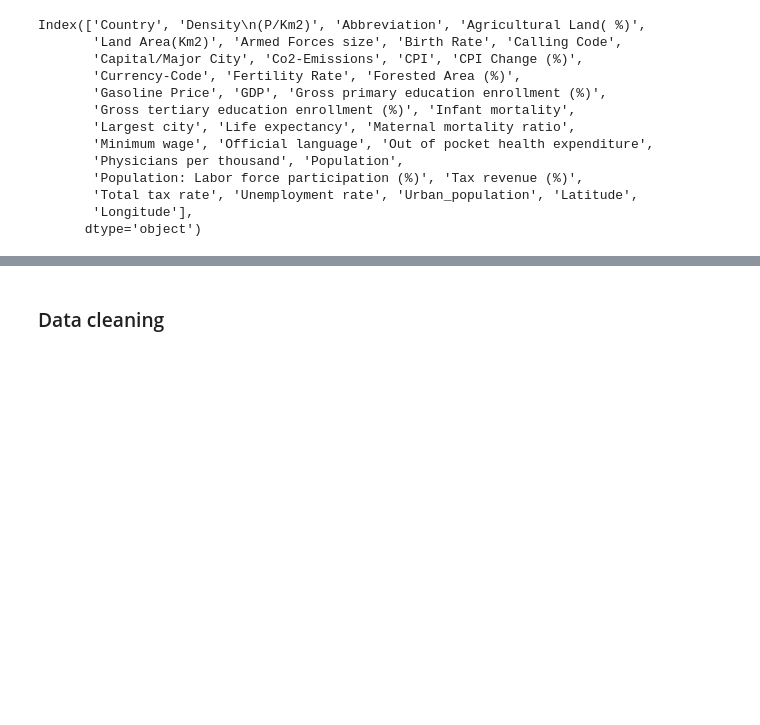
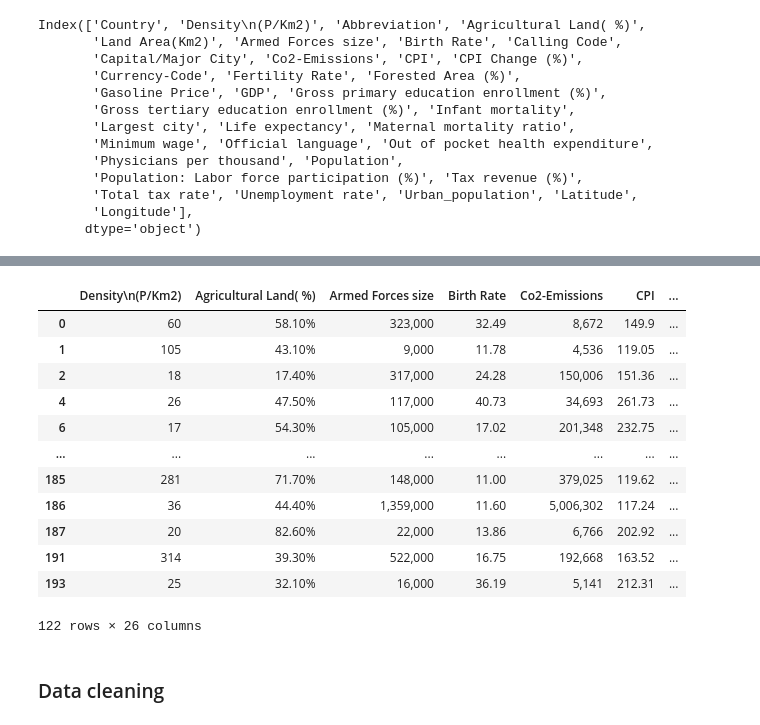
Before and after one commit to thanikaar/ml, a Jupyter notebook: HW_9/HW_9.ipynb, the cells around one changed output, grey strips where cells are left out. Cells and saved outputs as stored; diff of their text form; code cells hidden in the pictures; blank space fills up the shorter version.

```diff
--- a/HW_9/HW_9.ipynb
+++ b/HW_9/HW_9.ipynb
@@ -51,3 +36,29 @@ child_df
+# %%
+child_df_2 = df[[ 'Density\n(P/Km2)', 'Agricultural Land( %)', 'Armed Forces size', 'Birth Rate', 'Co2-Emissions', 'CPI', 'CPI Change (%)',
+       'Fertility Rate', 'Forested Area (%)',
+       'GDP', 'Gross primary education enrollment (%)',
+       'Gross tertiary education enrollment (%)', 'Infant mortality', 'Life expectancy', 'Maternal mortality ratio',
+       'Minimum wage', 'Out of pocket health expenditure',
+       'Physicians per thousand', 'Population',
+       'Population: Labor force participation (%)', 'Tax revenue (%)',
+       'Total tax rate', 'Unemployment rate', 'Urban_population', 'Latitude',
+       'Longitude']]
+# %%
+child_df_2
+# %% [output]
+|  | Density\n(P/Km2) | Agricultural Land( %) | Armed Forces size | Birth Rate | Co2-Emissions | CPI | ... |
+| 0 | 60 | 58.10% | 323,000 | 32.49 | 8,672 | 149.9 | ... |
+| 1 | 105 | 43.10% | 9,000 | 11.78 | 4,536 | 119.05 | ... |
+| 2 | 18 | 17.40% | 317,000 | 24.28 | 150,006 | 151.36 | ... |
+| 4 | 26 | 47.50% | 117,000 | 40.73 | 34,693 | 261.73 | ... |
+| 6 | 17 | 54.30% | 105,000 | 17.02 | 201,348 | 232.75 | ... |
+| ... | ... | ... | ... | ... | ... | ... | ... |
+| 185 | 281 | 71.70% | 148,000 | 11.00 | 379,025 | 119.62 | ... |
+| 186 | 36 | 44.40% | 1,359,000 | 11.60 | 5,006,302 | 117.24 | ... |
+| 187 | 20 | 82.60% | 22,000 | 13.86 | 6,766 | 202.92 | ... |
+| 191 | 314 | 39.30% | 522,000 | 16.75 | 192,668 | 163.52 | ... |
+| 193 | 25 | 32.10% | 16,000 | 36.19 | 5,141 | 212.31 | ... |
+122 rows × 26 columns
 # %% [markdown]
 ### Data cleaning
 # %%
```
Also changed, not shown: parts of 18 cells of this notebook, 6 other files.
